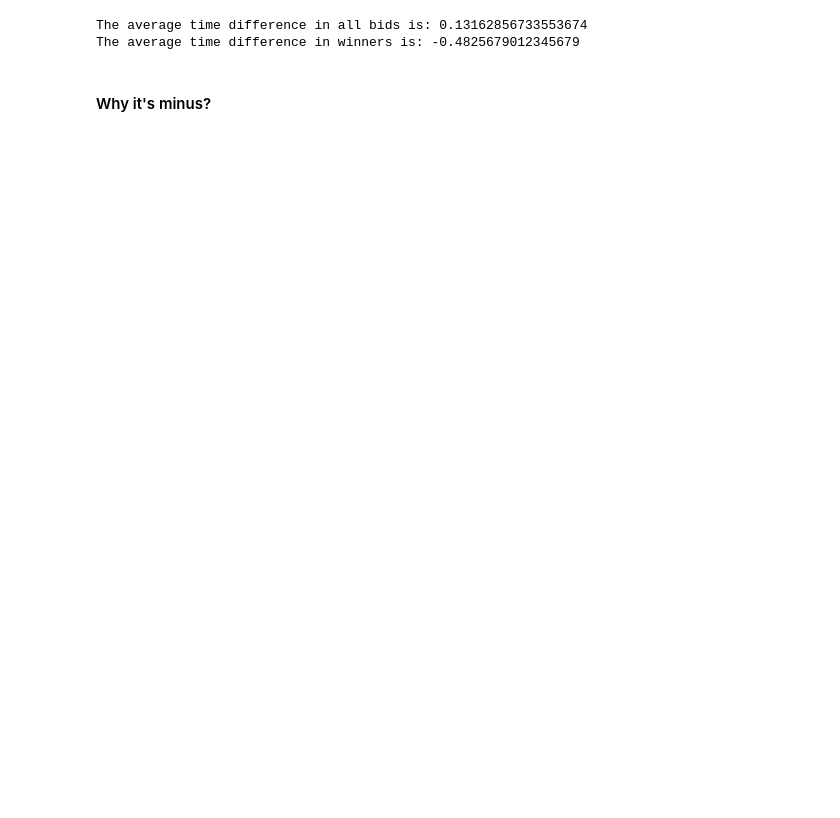
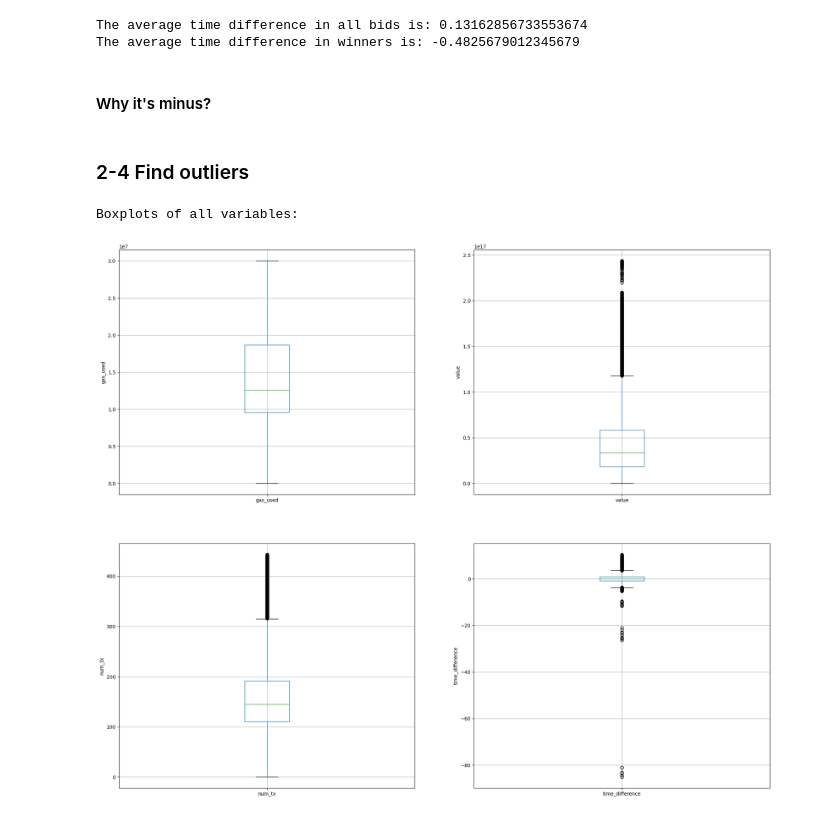
Before and after one commit to dyeee/MEV-boost-EDA, a Jupyter notebook: MEV-boost_EDA_20240605.ipynb, the cells around one changed output. Cells and saved outputs as stored; diff of their text form; code cells hidden in the pictures; blank space fills up the shorter version.

```diff
--- a/MEV-boost_EDA_20240605.ipynb
+++ b/MEV-boost_EDA_20240605.ipynb
@@ -315,3 +314,31 @@ The average time difference in all bids is: 0.13162856733553674
 The average time difference in winners is: -0.4825679012345679
 # %% [markdown]
 #### Why it's minus?
+# %% [markdown]
+### 2-4 Find outliers
+# %%
+plt.figure(figsize=(24,20))
+plt.subplot(2, 2, 1)
+fig = bids_df.boxplot(column='gas_used')
+fig.set_title('')
+fig.set_ylabel('gas_used')
+
+plt.subplot(2, 2, 2)
+fig = bids_df.boxplot(column='value')
+fig.set_title('')
+fig.set_ylabel('value')
+
+plt.subplot(2, 2, 3)
+fig = bids_df.boxplot(column='num_tx')
+fig.set_title('')
+fig.set_ylabel('num_tx')
+
+plt.subplot(2, 2, 4)
+fig = bids_df.boxplot(column='time_difference')
+fig.set_title('')
+fig.set_ylabel('time_difference')
+print('Boxplots of all variables:')
+# Since there are many outliers, a soft-margin variant of SVM will be used here.
+# %% [output]
+Boxplots of all variables:
+[figure, added]
```
Also changed, not shown: parts of 7 cells of this notebook.
